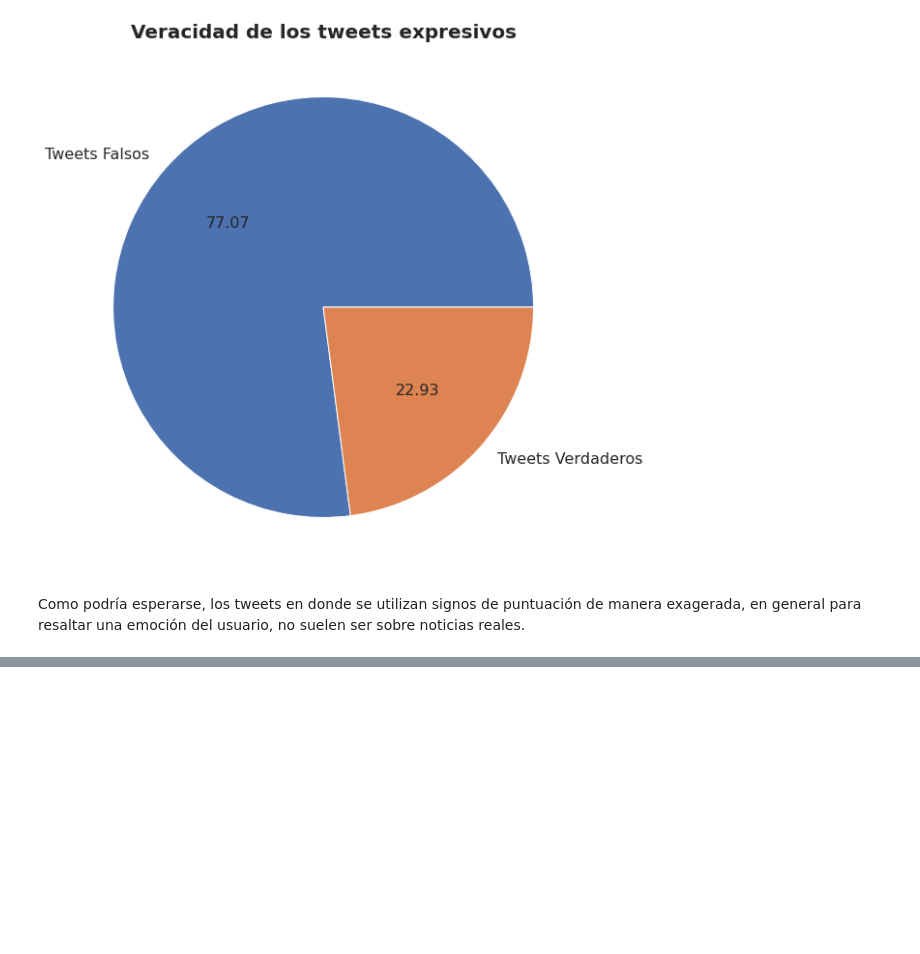
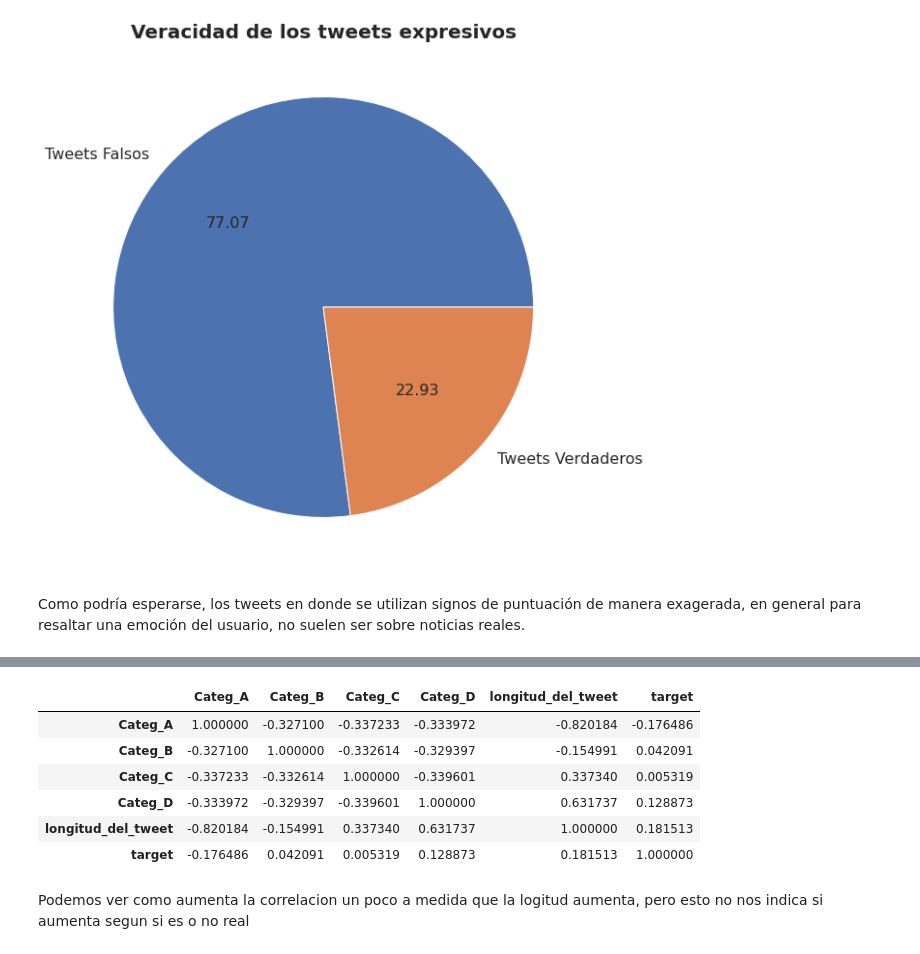
Before and after one commit to alepenaa94/TP1_Real_or_Not, a Jupyter notebook: TP1_Real_or_Not.ipynb, the cells around one changed output, grey strips where cells are left out. Drawn from its saved outputs; the diff is of its cells as text; code cells hidden in the pictures; blank space fills up the shorter version.

```diff
--- a/TP1_Real_or_Not.ipynb
+++ b/TP1_Real_or_Not.ipynb
@@ -303,0 +414,18 @@ Como podría esperarse, los tweets en donde se utilizan signos de puntuación de
+# %%
+df_aux = train_df
+df_aux['Categ_A'] = np.where(df_aux['Categ']=="0 a 25",1,0)
+df_aux['Categ_B'] = np.where(df_aux['Categ']=="25 a 50",1,0)
+df_aux['Categ_C'] = np.where(df_aux['Categ']=="50 a 75",1,0)
+df_aux['Categ_D'] = np.where(df_aux['Categ']=="75 a 100",1,0)
+# %%
+df_aux[['Categ_A','Categ_B','Categ_C','Categ_D','longitud_del_tweet','target']].corr()
+# %% [output]
+|  | Categ_A | Categ_B | Categ_C | Categ_D | longitud_del_tweet | target |
+| Categ_A | 1.000000 | -0.327100 | -0.337233 | -0.333972 | -0.820184 | -0.176486 |
+| Categ_B | -0.327100 | 1.000000 | -0.332614 | -0.329397 | -0.154991 | 0.042091 |
+| Categ_C | -0.337233 | -0.332614 | 1.000000 | -0.339601 | 0.337340 | 0.005319 |
+| Categ_D | -0.333972 | -0.329397 | -0.339601 | 1.000000 | 0.631737 | 0.128873 |
+| longitud_del_tweet | -0.820184 | -0.154991 | 0.337340 | 0.631737 | 1.000000 | 0.181513 |
+| target | -0.176486 | 0.042091 | 0.005319 | 0.128873 | 0.181513 | 1.000000 |
+# %% [markdown]
+Podemos ver como aumenta la correlacion un poco a medida que la logitud aumenta, pero esto no nos indica si aumenta segun si es o no real
```
Also changed, not shown: parts of 24 cells of this notebook.
